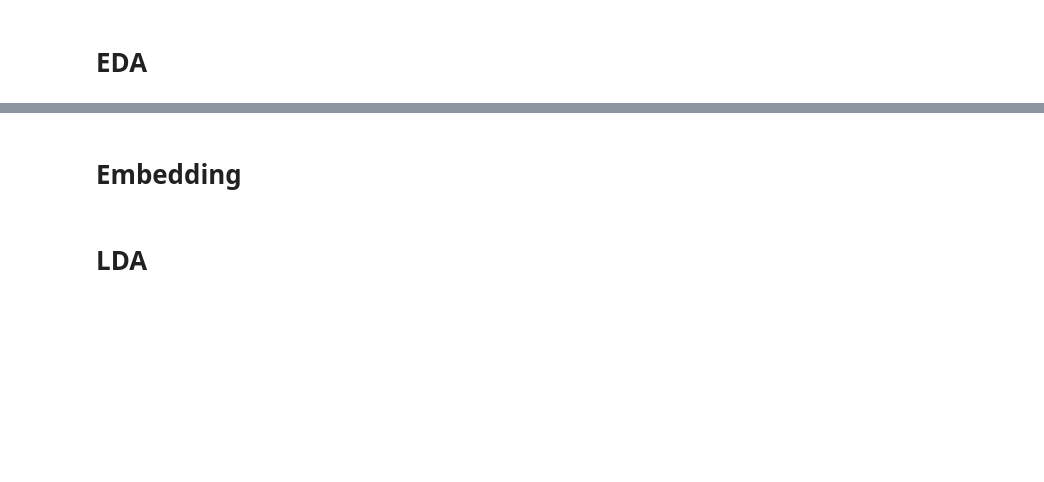
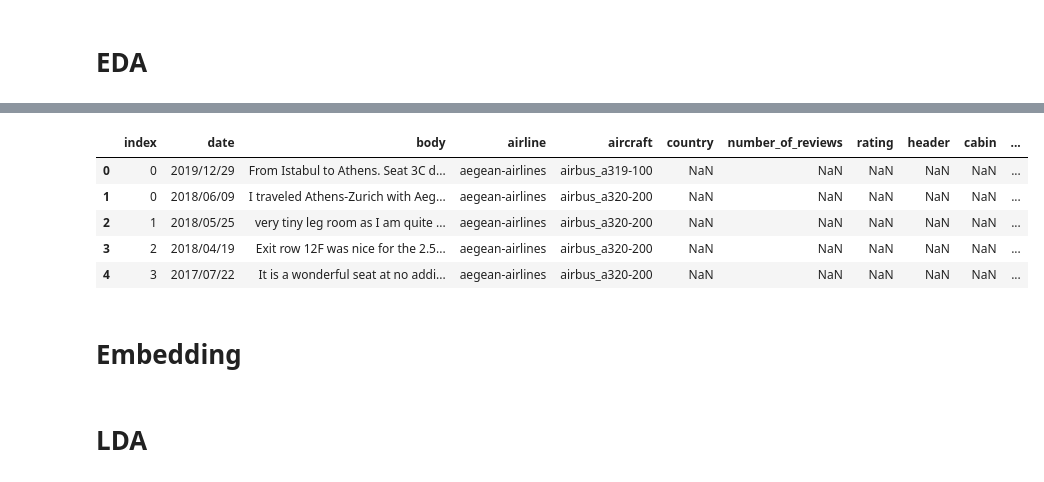
Before and after one commit to hehlinge42/airplane-reviews-nlp, a Jupyter notebook: notebooks/exploration.ipynb, the cells around one changed output, grey strips where cells are left out. Drawn from its saved outputs; the diff is of its cells as text; code cells hidden in the pictures; blank space fills up the shorter version.

Commit message:
Merged preprocessing

```diff
--- a/notebooks/exploration.ipynb
+++ b/notebooks/exploration.ipynb
@@ -31,9 +41,11 @@ sns.set_palette("husl")
 # %%
-DATA_FOLDER = "../data"
+DATA_FOLDER = "../data/inputs"
 DATA1 = "seatguru_python_scraping.csv"
 DATA2 = "skytrax_scraping_2.csv"
 # %%
-df1 = pd.read_csv(os.path.join(DATA_FOLDER, DATA1))
-df2 = pd.read_csv(os.path.join(DATA_FOLDER, DATA2))
+df1 = pd.read_csv(os.path.join(DATA_FOLDER, DATA1), index_col=0)
+df2 = pd.read_csv(os.path.join(DATA_FOLDER, DATA2), index_col=0)
+concat_df = pd.concat([df1, df2])
+concat_df.reset_index(inplace=True)
 # %%
 df1.head()
@@ -65,0 +96,4 @@ plt.show()
+# %%
+meta_data_preprocessor = MetaDataPreprocessor()
+df_with_metadata = meta_data_preprocessor.preprocess(concat_df)
+df_with_metadata.to_pickle(os.path.join("..", "data", "preprocessed", "reviews_metadata.pickle"))
@@ -66,3 +116,12 @@ plt.show()
+# %%
+df_with_metadata.head()
+# %% [output]
+|  | index | date | body | airline | aircraft | country | number_of_reviews | rating | header | cabin | ... |
+| 0 | 0 | 2019/12/29 | From Istabul to Athens. Seat 3C d... | aegean-airlines | airbus_a319-100 | NaN | NaN | NaN | NaN | NaN | ... |
+| 1 | 0 | 2018/06/09 | I traveled Athens-Zurich with Aeg... | aegean-airlines | airbus_a320-200 | NaN | NaN | NaN | NaN | NaN | ... |
+| 2 | 1 | 2018/05/25 | very tiny leg room as I am quite ... | aegean-airlines | airbus_a320-200 | NaN | NaN | NaN | NaN | NaN | ... |
+| 3 | 2 | 2018/04/19 | Exit row 12F was nice for the 2.5... | aegean-airlines | airbus_a320-200 | NaN | NaN | NaN | NaN | NaN | ... |
+| 4 | 3 | 2017/07/22 | It is a wonderful seat at no addi... | aegean-airlines | airbus_a320-200 | NaN | NaN | NaN | NaN | NaN | ... |
 # %% [markdown]
 # Embedding
 # %%
```
Also changed, not shown: parts of 10 cells of this notebook, 4 other files.
